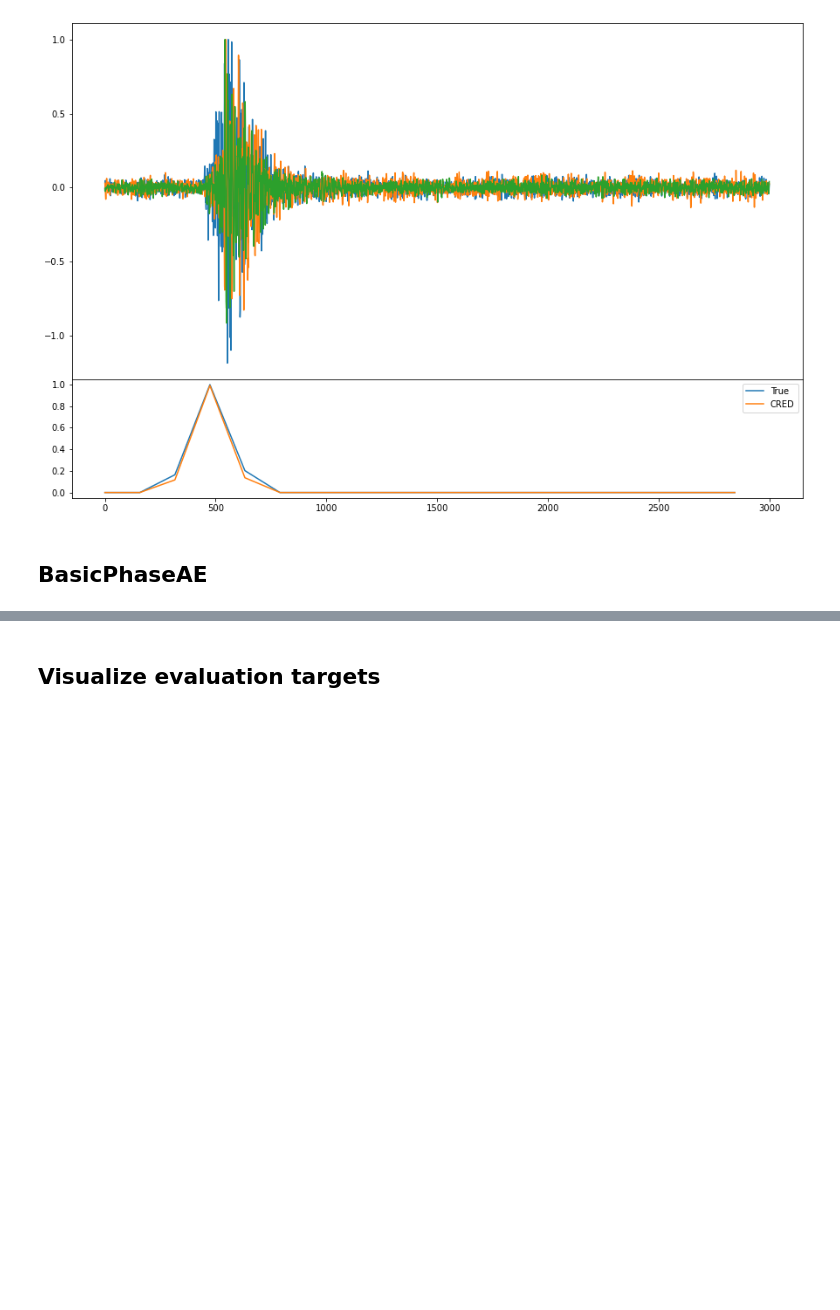
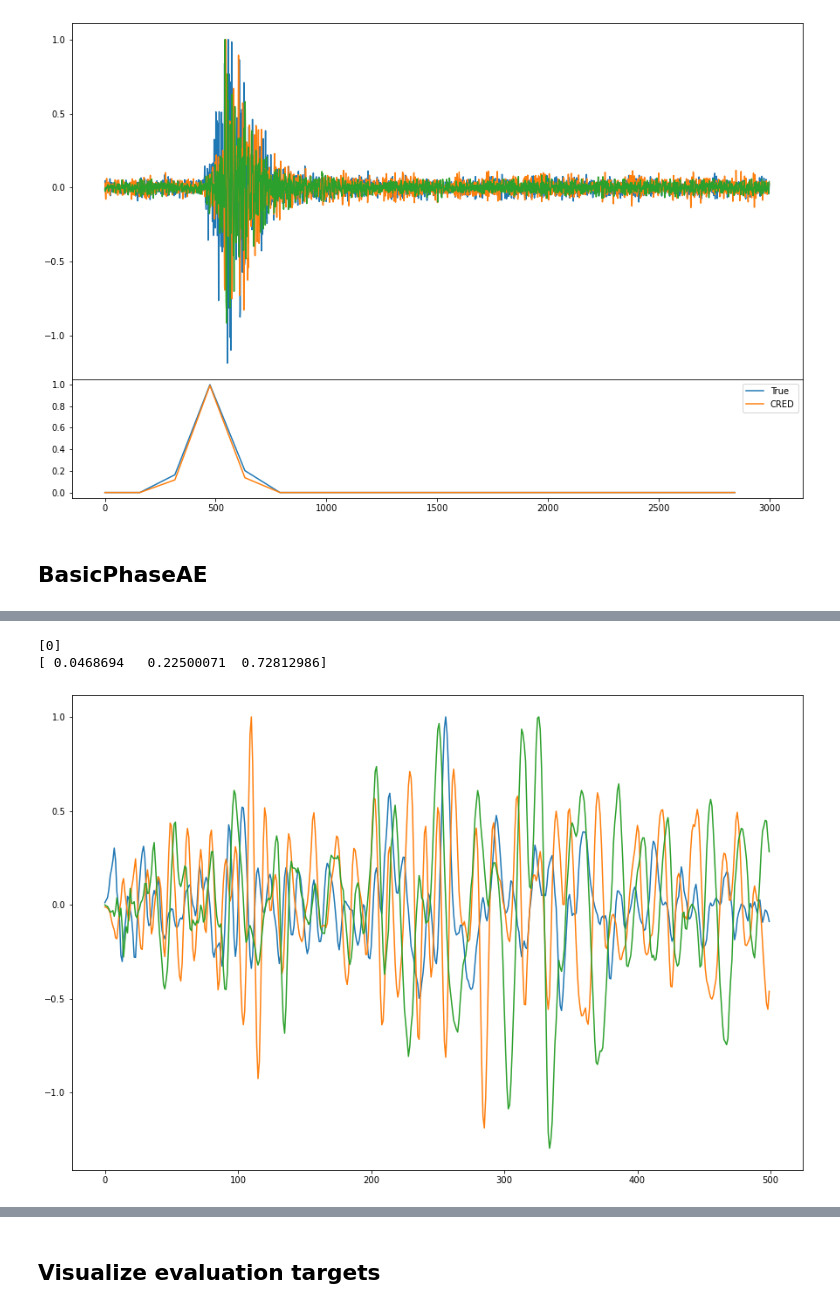
Before and after one commit to seisbench/pick-benchmark, a Jupyter notebook: analysis.ipynb, the cells around one changed output, grey strips where cells are left out. Cells and saved outputs as stored; diff of their text form; code cells hidden in the pictures; blank space fills up the shorter version.

```diff
--- a/analysis.ipynb
+++ b/analysis.ipynb
@@ -131,11 +135,13 @@ Name: 16119, dtype: object
 # %% [markdown]
 ## GPD
 # %%
-# model = models.GPDLit(highpass=2)
-model = models.GPDLit.load_from_checkpoint("weights/stead_gpd_stead_gpd/1_1/checkpoints/epoch=99-step=105099.ckpt")
+# model = models.GPDLit(highpass=2, sigma=20)
+# model = models.GPDLit.load_from_checkpoint("weights/stead_gpd_stead_gpd/1_1/checkpoints/epoch=99-step=105099.ckpt")
 # model = models.GPDLit.load_from_checkpoint("weights/geofon_gpd_geofon_gpd/1_1/checkpoints/epoch=95-step=15167.ckpt")
 # model = models.GPDLit.load_from_checkpoint("weights/ethz_gpd_ethz_gpd/0_0/checkpoints/epoch=89-step=2069.ckpt")
 # model = models.GPDLit.load_from_checkpoint("weights/instance_gpd_instance_gpd/0_0/checkpoints/epoch=88-step=67372.ckpt")
+# model = models.GPDLit.load_from_checkpoint("weights/lendb_gpd_lendb_gpd/0_0/checkpoints/epoch=19-step=14579.ckpt")
+model = models.GPDLit.load_from_checkpoint("weights/ethz_gpdpick_ethz_gpdpick/1_1/checkpoints/epoch=3-step=87.ckpt")
 model.eval();
 # %%
 dev_generator = sbg.GenericGenerator(dev_data)
@@ -284,7 +293,7 @@ axs[1].set_ylim(-0.05, 1.05)
 ## BasicPhaseAE
 # %%
 model = models.BasicPhaseAELit()
-model = models.BasicPhaseAELit.load_from_checkpoint("weights/stead_basicphaseae_stead_basicphaseae/0_0/checkpoints/epoch=12-step=13662.ckpt")
+model = models.BasicPhaseAELit.load_from_checkpoint("weights/stead_basicphaseae_stead_basicphaseae/0_0/checkpoints/epoch=89-step=94589.ckpt")
 # %%
 dev_generator = sbg.GenericGenerator(dev_data)
 dev_generator.add_augmentations(model.get_val_augmentations())
@@ -355,0 +367,3 @@ P or S: 1.1061087846755981
+# %%
+model = models.DPPDetectorLit.load_from_checkpoint("weights/ethz_dppdetect_ethz_dppdetect/0_0/checkpoints/epoch=18-step=417.ckpt")
+model.eval()
@@ -355,0 +388,24 @@ P or S: 1.1061087846755981
+# %%
+dev_generator = sbg.GenericGenerator(dev_data)
+dev_generator.add_augmentations(model.get_val_augmentations())
+# %%
+idx = np.random.randint(len(dev_generator))
+sample = dev_generator[idx]
+
+x = sample["X"]
+y = sample["y"]
+
+fig = plt.figure(figsize=(15, 10))
+ax = fig.subplots(1, 1)
+
+with torch.no_grad():
+    pred = model(torch.tensor(x).unsqueeze(0))
+    pred = pred.cpu().numpy()[0]
+
+ax.plot(x.T)
+print(y)
+print(pred)
+# %% [output]
+[0]
+[ 0.0468694   0.22500071  0.72812986]
+[figure, added]
```
Also changed, not shown: parts of 34 cells of this notebook, 1 other file.
